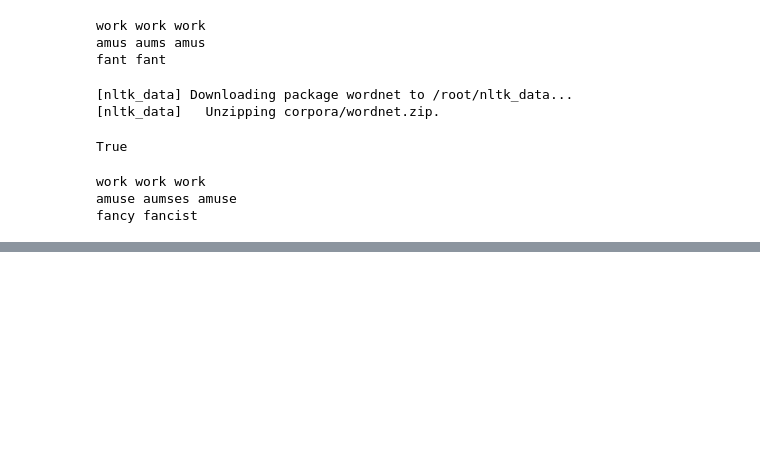
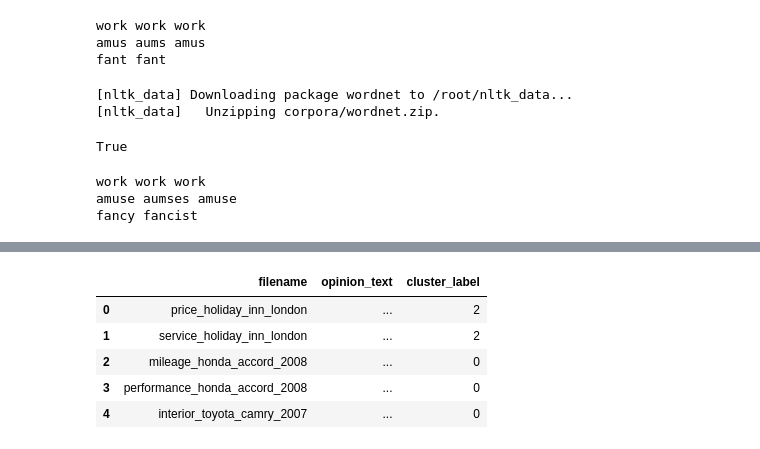
Before and after one commit to tjddyd2259/caba_nlp, a Jupyter notebook: nlp10_Text_Mining.ipynb, the cells around one changed output, grey strips where cells are left out. Saved outputs shown, nothing was run; the diff lists cells and outputs as text; code cells hidden in the pictures; blank space fills up the shorter version.

```diff
--- a/nlp10_Text_Mining.ipynb
+++ b/nlp10_Text_Mining.ipynb
@@ -423,0 +562,16 @@ print(accuracy_score(y_test,pred))
+# %%
+from sklearn.cluster import KMeans
+
+km_cluster = KMeans(n_clusters=5,max_iter=10000,random_state=0)
+km_cluster.fit(feature_vect)
+cluster_label = km_cluster.labels_
+cluster_centers = km_cluster.cluster_centers_
+document_df['cluster_label'] = cluster_label
+document_df.head()
+# %% [output]
+|  | filename | opinion_text | cluster_label |
+| 0 | price_holiday_inn_london | ... | 2 |
+| 1 | service_holiday_inn_london | ... | 2 |
+| 2 | mileage_honda_accord_2008 | ... | 0 |
+| 3 | performance_honda_accord_2008 | ... | 0 |
+| 4 | interior_toyota_camry_2007 | ... | 0 |
```
Also changed, not shown: parts of 48 cells of this notebook.
